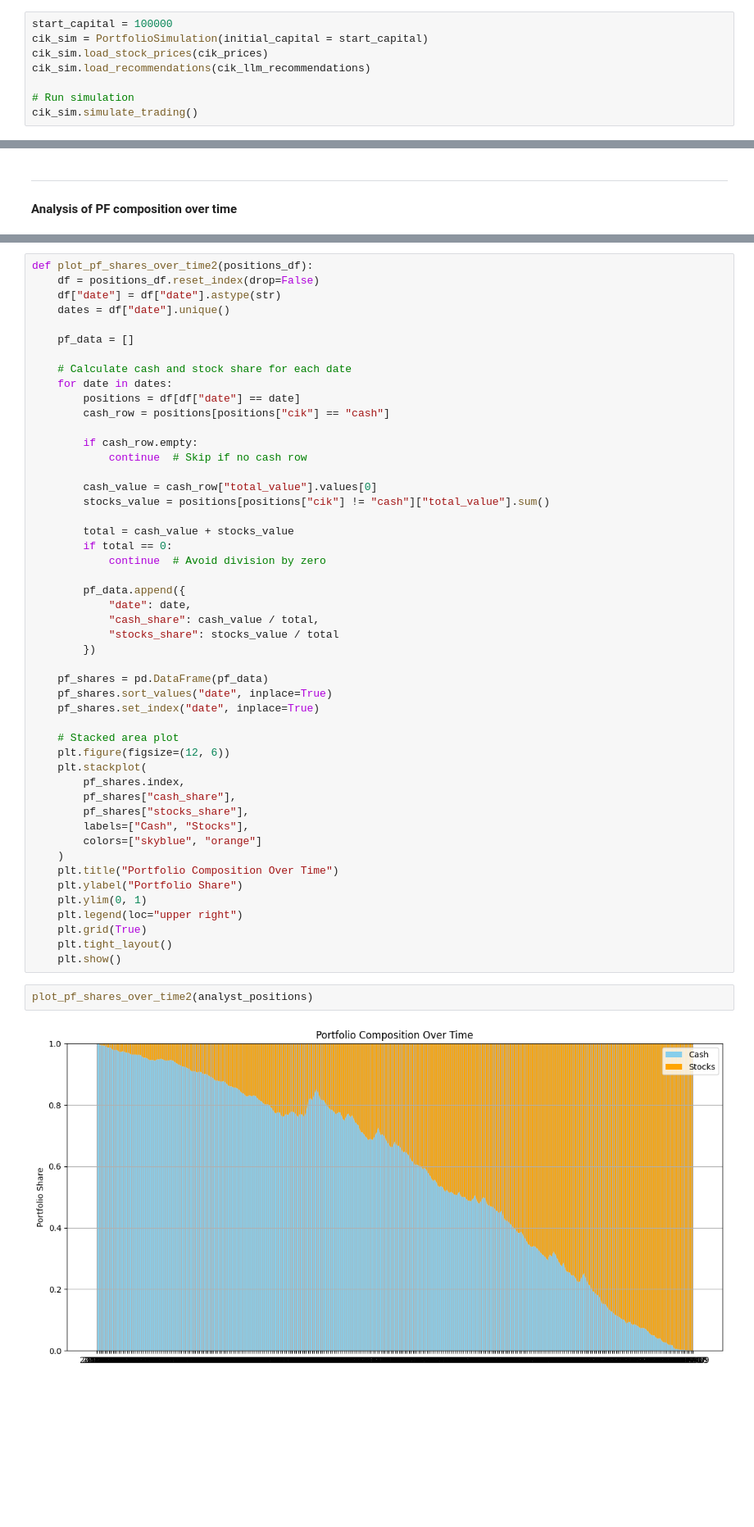
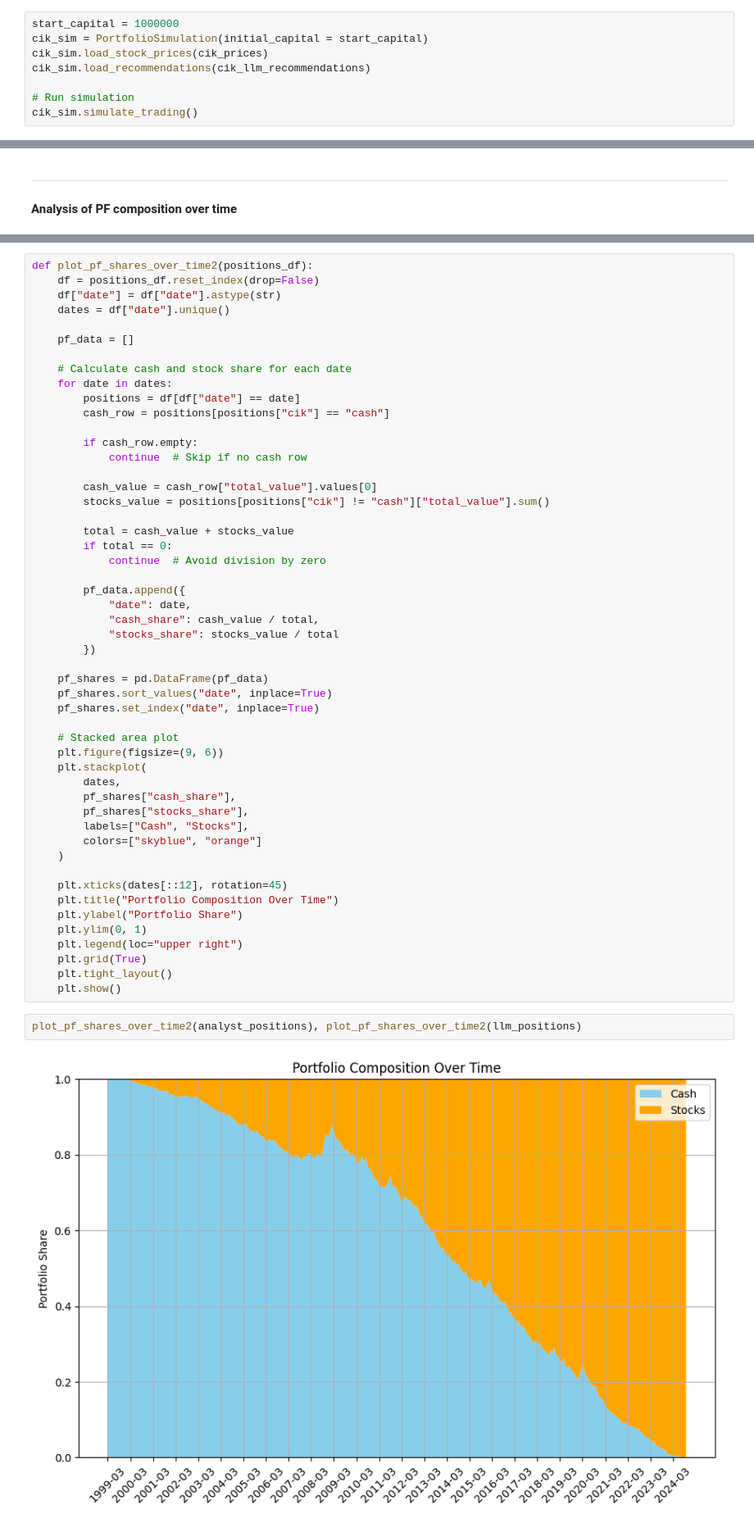
Before and after one commit to benherz/Masterarbeit, a Jupyter notebook: code/portfolio_simulation.ipynb, the cells around one changed output, grey strips where cells are left out. Shown: that part at 82% size. Drawn from its saved outputs; the diff is of its cells as text; blank space fills up the shorter version.

```diff
--- a/code/portfolio_simulation.ipynb
+++ b/code/portfolio_simulation.ipynb
@@ -88,5 +111,5 @@ cik_analyst_ratings = analyst_ratings[analyst_ratings["cik"] == cik]
 # %%
-start_capital = 100000
+start_capital = 1000000
 cik_sim = PortfolioSimulation(initial_capital = start_capital)
 cik_sim.load_stock_prices(cik_prices)
 cik_sim.load_recommendations(cik_llm_recommendations)
@@ -306,14 +350,16 @@ def plot_pf_shares_over_time2(positions_df):
     pf_shares.set_index("date", inplace=True)
 
     # Stacked area plot
-    plt.figure(figsize=(12, 6))
+    plt.figure(figsize=(9, 6))
     plt.stackplot(
-        pf_shares.index,
+        dates,
         pf_shares["cash_share"],
         pf_shares["stocks_share"],
         labels=["Cash", "Stocks"],
         colors=["skyblue", "orange"]
     )
+
+    plt.xticks(dates[::12], rotation=45)
     plt.title("Portfolio Composition Over Time")
     plt.ylabel("Portfolio Share")
     plt.ylim(0, 1)
@@ -322,6 +368,6 @@ def plot_pf_shares_over_time2(positions_df):
     plt.tight_layout()
     plt.show()
 # %%
-plot_pf_shares_over_time2(analyst_positions)
+plot_pf_shares_over_time2(analyst_positions), plot_pf_shares_over_time2(llm_positions)
 # %% [output]
-[figure, old version]
+[figure, new version]
```
Also changed, not shown: parts of 20 cells of this notebook, 1 other file.
